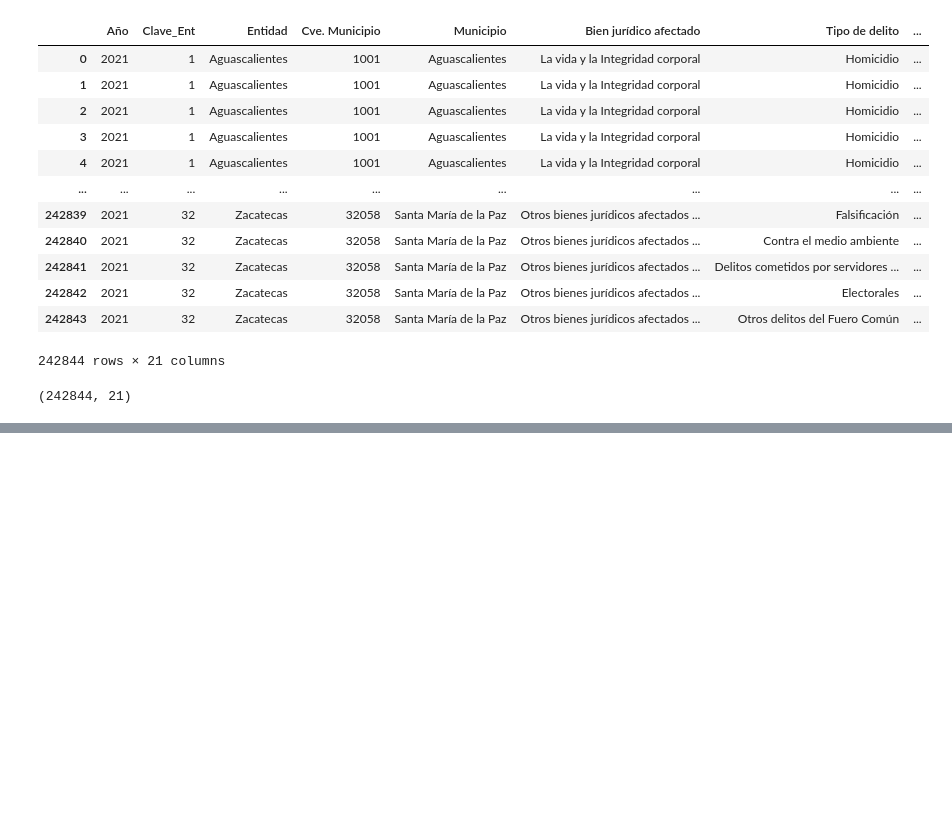
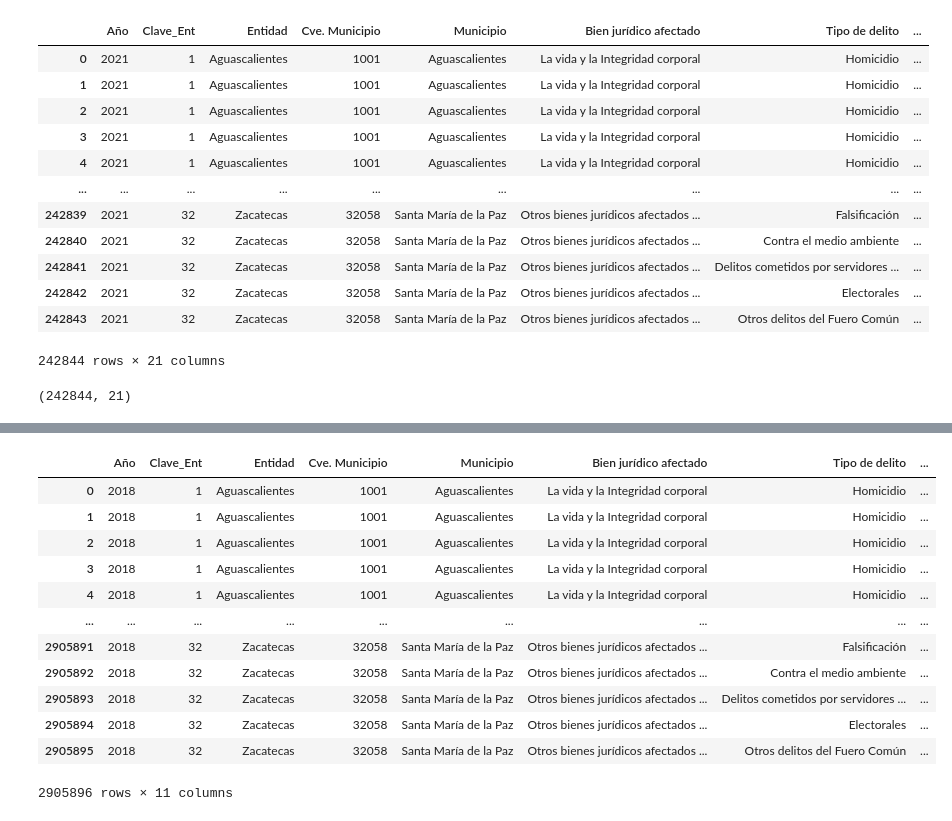
Before and after one commit to abrilgcz/Ciencia-de-Datos, a Jupyter notebook: ProyectoASE.ipynb, the cells around one changed output, grey strips where cells are left out. Drawn from its saved outputs; the diff is of its cells as text; code cells hidden in the pictures; blank space fills up the shorter version.

```diff
--- a/ProyectoASE.ipynb
+++ b/ProyectoASE.ipynb
@@ -174,0 +227,17 @@ delitos_2021.shape
+# %%
+melted_2018=delitos_2018.melt(id_vars=["Año",	"Clave_Ent","Entidad","Cve. Municipio","Municipio","Bien jurídico afectado","Tipo de delito","Subtipo de delito","Modalidad"],var_name="Mes",value_name="Casos")
+melted_2018
+# %% [output]
+|  | Año | Clave_Ent | Entidad | Cve. Municipio | Municipio | Bien jurídico afectado | Tipo de delito | ... |
+| 0 | 2018 | 1 | Aguascalientes | 1001 | Aguascalientes | La vida y la Integridad corporal | Homicidio | ... |
+| 1 | 2018 | 1 | Aguascalientes | 1001 | Aguascalientes | La vida y la Integridad corporal | Homicidio | ... |
+| 2 | 2018 | 1 | Aguascalientes | 1001 | Aguascalientes | La vida y la Integridad corporal | Homicidio | ... |
+| 3 | 2018 | 1 | Aguascalientes | 1001 | Aguascalientes | La vida y la Integridad corporal | Homicidio | ... |
+| 4 | 2018 | 1 | Aguascalientes | 1001 | Aguascalientes | La vida y la Integridad corporal | Homicidio | ... |
+| ... | ... | ... | ... | ... | ... | ... | ... | ... |
+| 2905891 | 2018 | 32 | Zacatecas | 32058 | Santa María de la Paz | Otros bienes jurídicos afectados ... | Falsificación | ... |
+| 2905892 | 2018 | 32 | Zacatecas | 32058 | Santa María de la Paz | Otros bienes jurídicos afectados ... | Contra el medio ambiente | ... |
+| 2905893 | 2018 | 32 | Zacatecas | 32058 | Santa María de la Paz | Otros bienes jurídicos afectados ... | Delitos cometidos por servidores ... | ... |
+| 2905894 | 2018 | 32 | Zacatecas | 32058 | Santa María de la Paz | Otros bienes jurídicos afectados ... | Electorales | ... |
+| 2905895 | 2018 | 32 | Zacatecas | 32058 | Santa María de la Paz | Otros bienes jurídicos afectados ... | Otros delitos del Fuero Común | ... |
+2905896 rows × 11 columns
```
Also changed, not shown: parts of 7 cells of this notebook.
